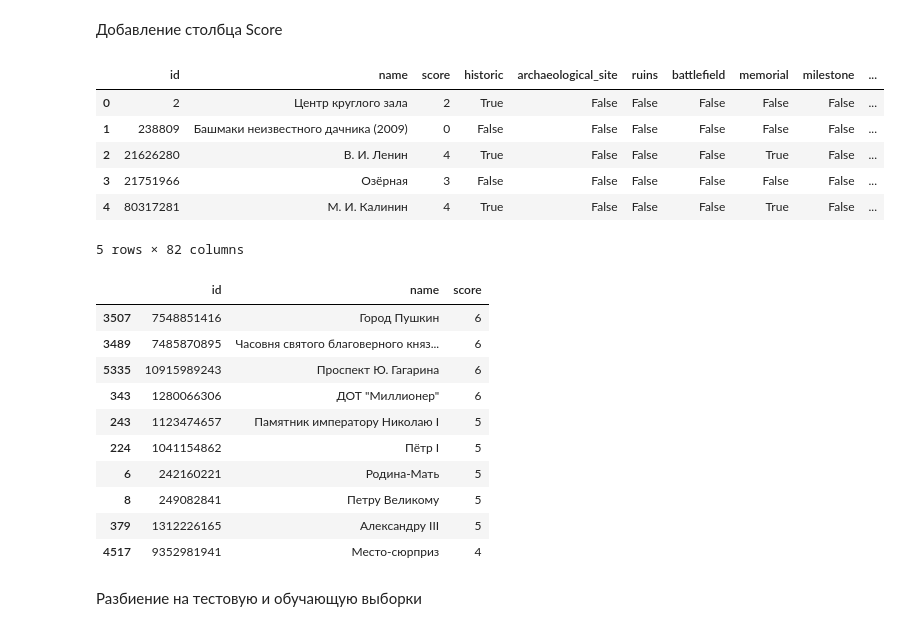
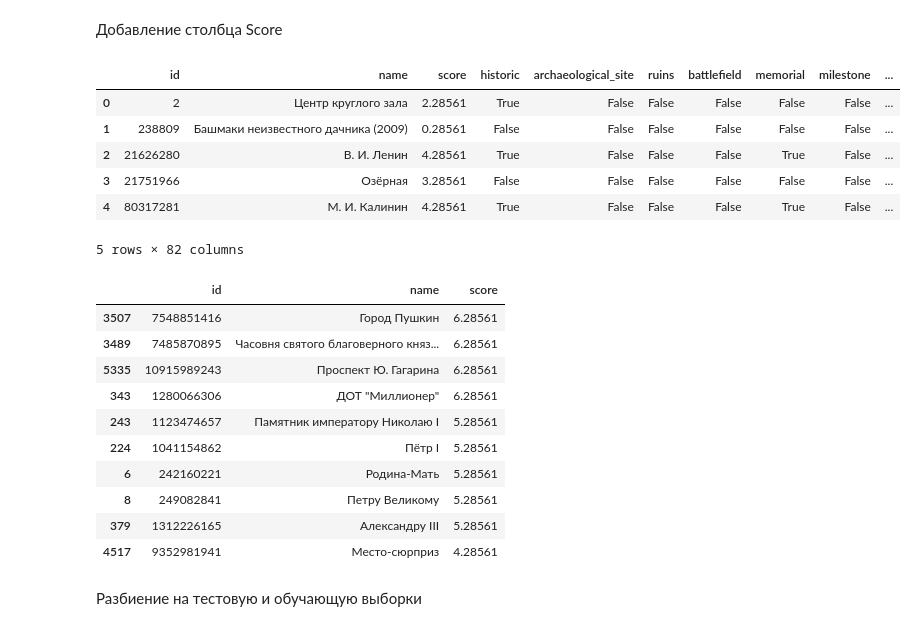
Before and after one commit to Likogeles/Tourism_data_prepare, a Jupyter notebook: main.ipynb, the cells around one changed output. Cells and saved outputs as stored; diff of their text form; code cells hidden in the pictures.

```diff
--- a/main.ipynb
+++ b/main.ipynb
@@ -148,37 +148,40 @@ memory usage: 901.3+ KB
 # %% [markdown]
 Добавление столбца Score
 # %%
+import random
+random.seed(10)
+
 poi_cols = [col for col in prefs.keys() if col in df.columns]
 
 poi_matrix = df[poi_cols]
 
 weights = pd.Series([prefs[col] for col in poi_cols], index=poi_cols)
 
-df['score'] = poi_matrix.dot(weights)
+df['score'] = poi_matrix.dot(weights) + random.uniform(-2.0, 2.0)
 
 df[['id', 'name', 'score'] + poi_cols].head()
 # %% [output]
 |  | id | name | score | historic | archaeological_site | ruins | battlefield | memorial | milestone | ... |
-| 0 | 2 | Центр круглого зала | 2 | True | False | False | False | False | False | ... |
-| 1 | 238809 | Башмаки неизвестного дачника (2009) | 0 | False | False | False | False | False | False | ... |
-| 2 | 21626280 | В. И. Ленин | 4 | True | False | False | False | True | False | ... |
-| 3 | 21751966 | Озёрная | 3 | False | False | False | False | False | False | ... |
-| 4 | 80317281 | М. И. Калинин | 4 | True | False | False | False | True | False | ... |
+| 0 | 2 | Центр круглого зала | 2.28561 | True | False | False | False | False | False | ... |
+| 1 | 238809 | Башмаки неизвестного дачника (2009) | 0.28561 | False | False | False | False | False | False | ... |
+| 2 | 21626280 | В. И. Ленин | 4.28561 | True | False | False | False | True | False | ... |
+| 3 | 21751966 | Озёрная | 3.28561 | False | False | False | False | False | False | ... |
+| 4 | 80317281 | М. И. Калинин | 4.28561 | True | False | False | False | True | False | ... |
 5 rows × 82 columns
 # %%
 df[['id', 'name', 'score']].sort_values('score', ascending=False).head(10)
 # %% [output]
 |  | id | name | score |
-| 3507 | 7548851416 | Город Пушкин | 6 |
-| 3489 | 7485870895 | Часовня святого благоверного княз... | 6 |
-| 5335 | 10915989243 | Проспект Ю. Гагарина | 6 |
-| 343 | 1280066306 | ДОТ "Миллионер" | 6 |
-| 243 | 1123474657 | Памятник императору Николаю I | 5 |
-| 224 | 1041154862 | Пётр I | 5 |
-| 6 | 242160221 | Родина-Мать | 5 |
-| 8 | 249082841 | Петру Великому | 5 |
-| 379 | 1312226165 | Александру III | 5 |
-| 4517 | 9352981941 | Место-сюрприз | 4 |
+| 3507 | 7548851416 | Город Пушкин | 6.28561 |
+| 3489 | 7485870895 | Часовня святого благоверного княз... | 6.28561 |
+| 5335 | 10915989243 | Проспект Ю. Гагарина | 6.28561 |
+| 343 | 1280066306 | ДОТ "Миллионер" | 6.28561 |
+| 243 | 1123474657 | Памятник императору Николаю I | 5.28561 |
+| 224 | 1041154862 | Пётр I | 5.28561 |
+| 6 | 242160221 | Родина-Мать | 5.28561 |
+| 8 | 249082841 | Петру Великому | 5.28561 |
+| 379 | 1312226165 | Александру III | 5.28561 |
+| 4517 | 9352981941 | Место-сюрприз | 4.28561 |
 # %% [markdown]
 Разбиение на тестовую и обучающую выборки
 # %%
```
Also changed, not shown: parts of 19 cells of this notebook.
